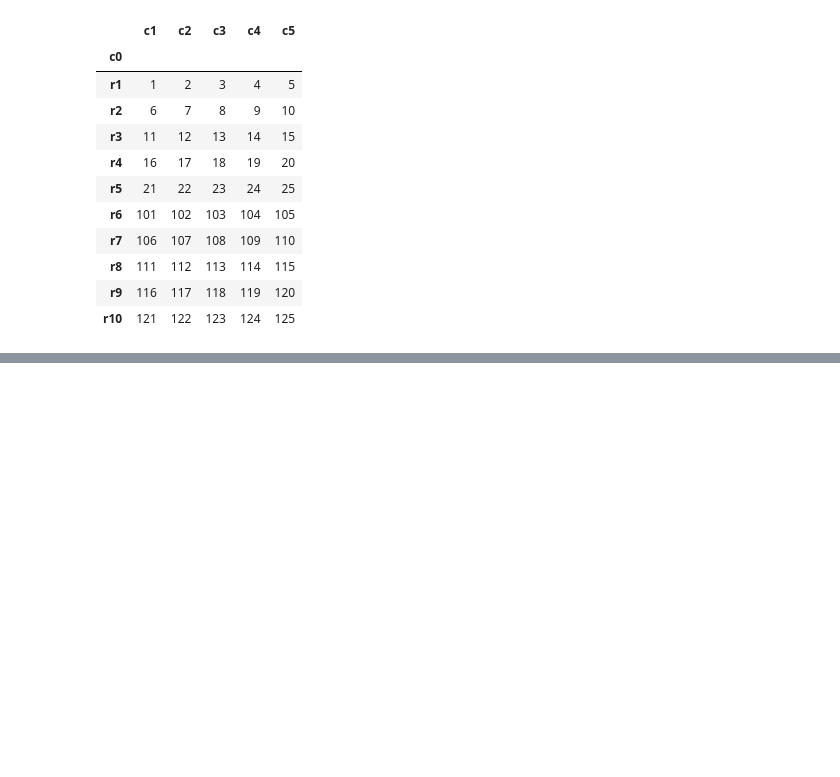
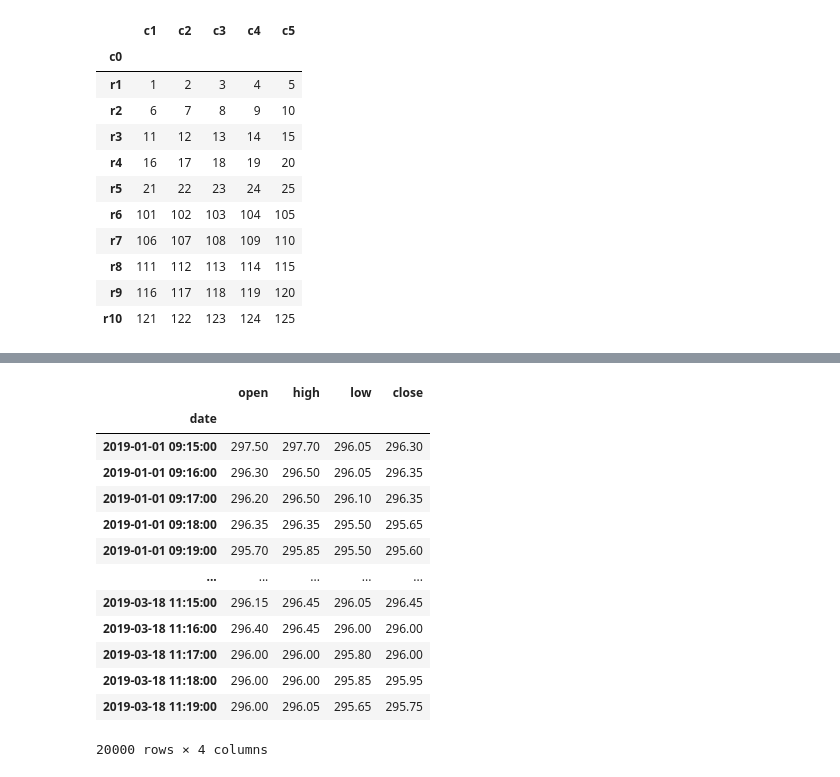
Before and after one commit to sunilsala88/batch33, a Jupyter notebook: 10_data_analysis/pandas_add.ipynb, the cells around one changed output, grey strips where cells are left out. Saved outputs shown, nothing was run; the diff lists cells and outputs as text; code cells hidden in the pictures; blank space fills up the shorter version.

```diff
--- a/10_data_analysis/pandas_add.ipynb
+++ b/10_data_analysis/pandas_add.ipynb
@@ -124,0 +154,4 @@ pd.read_html('https://www.screener.in/screens/355436/nifty-100/')[0]
+# %%
+cd1=candle_data[['open','high']]
+cd2=candle_data[['low','close']]
+cd2
@@ -124,0 +173,17 @@ pd.read_html('https://www.screener.in/screens/355436/nifty-100/')[0]
+# %%
+pd.merge(cd1,cd2,on='date')
+# %% [output]
+|  | open | high | low | close |
+| date |  |  |  |  |
+| 2019-01-01 09:15:00 | 297.50 | 297.70 | 296.05 | 296.30 |
+| 2019-01-01 09:16:00 | 296.30 | 296.50 | 296.05 | 296.35 |
+| 2019-01-01 09:17:00 | 296.20 | 296.50 | 296.10 | 296.35 |
+| 2019-01-01 09:18:00 | 296.35 | 296.35 | 295.50 | 295.65 |
+| 2019-01-01 09:19:00 | 295.70 | 295.85 | 295.50 | 295.60 |
+| ... | ... | ... | ... | ... |
+| 2019-03-18 11:15:00 | 296.15 | 296.45 | 296.05 | 296.45 |
+| 2019-03-18 11:16:00 | 296.40 | 296.45 | 296.00 | 296.00 |
+| 2019-03-18 11:17:00 | 296.00 | 296.00 | 295.80 | 296.00 |
+| 2019-03-18 11:18:00 | 296.00 | 296.00 | 295.85 | 295.95 |
+| 2019-03-18 11:19:00 | 296.00 | 296.05 | 295.65 | 295.75 |
+20000 rows × 4 columns
```
Also changed, not shown: parts of 8 cells of this notebook, 1 other file.
